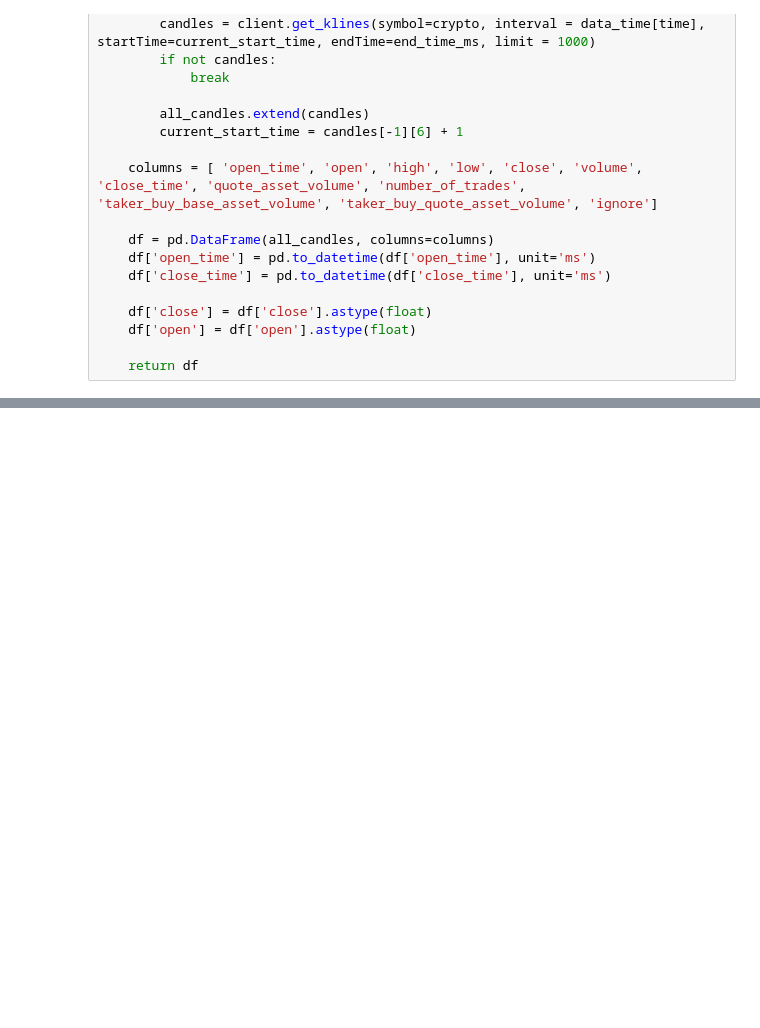
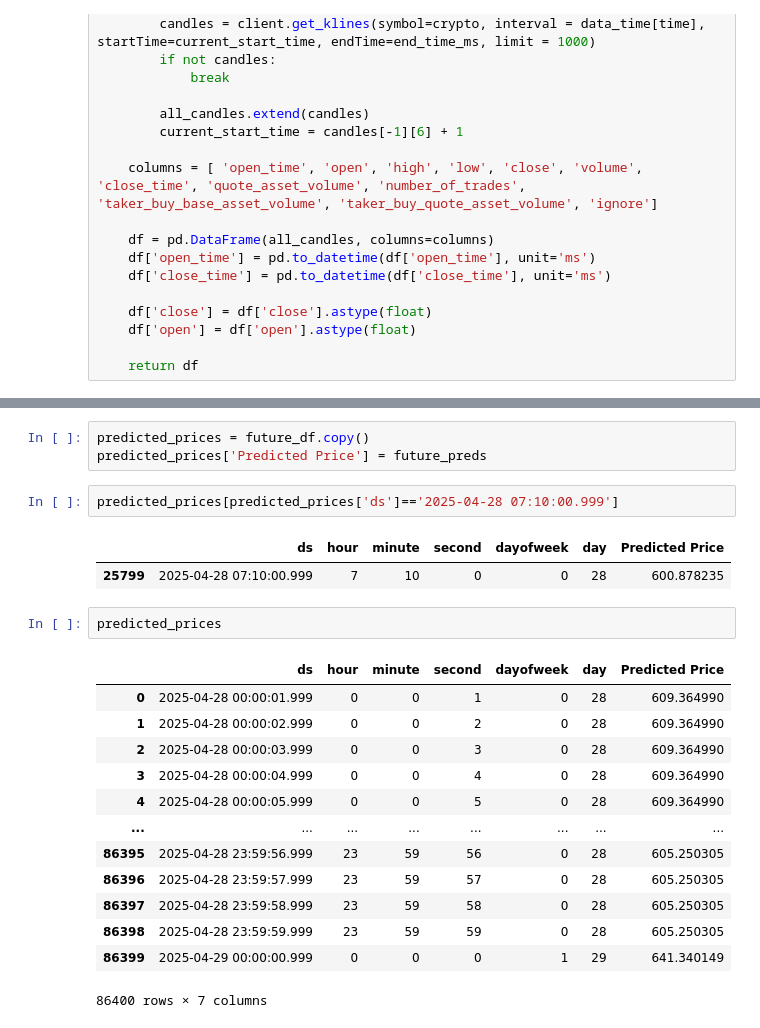
Before and after one commit to Santiagosphysics/FinalHeimdall, a Jupyter notebook: test_1.ipynb, the cells around one changed output, grey strips where cells are left out. Cells and saved outputs as stored; diff of their text form; blank space fills up the shorter version.

```diff
--- a/test_1.ipynb
+++ b/test_1.ipynb
@@ -107,0 +132,24 @@ plt.show()
+# %%
+predicted_prices = future_df.copy()
+predicted_prices['Predicted Price'] = future_preds
+# %%
+predicted_prices[predicted_prices['ds']=='2025-04-28 07:10:00.999']
+# %% [output]
+|  | ds | hour | minute | second | dayofweek | day | Predicted Price |
+| 25799 | 2025-04-28 07:10:00.999 | 7 | 10 | 0 | 0 | 28 | 600.878235 |
+# %%
+predicted_prices
+# %% [output]
+|  | ds | hour | minute | second | dayofweek | day | Predicted Price |
+| 0 | 2025-04-28 00:00:01.999 | 0 | 0 | 1 | 0 | 28 | 609.364990 |
+| 1 | 2025-04-28 00:00:02.999 | 0 | 0 | 2 | 0 | 28 | 609.364990 |
+| 2 | 2025-04-28 00:00:03.999 | 0 | 0 | 3 | 0 | 28 | 609.364990 |
+| 3 | 2025-04-28 00:00:04.999 | 0 | 0 | 4 | 0 | 28 | 609.364990 |
+| 4 | 2025-04-28 00:00:05.999 | 0 | 0 | 5 | 0 | 28 | 609.364990 |
+| ... | ... | ... | ... | ... | ... | ... | ... |
+| 86395 | 2025-04-28 23:59:56.999 | 23 | 59 | 56 | 0 | 28 | 605.250305 |
+| 86396 | 2025-04-28 23:59:57.999 | 23 | 59 | 57 | 0 | 28 | 605.250305 |
+| 86397 | 2025-04-28 23:59:58.999 | 23 | 59 | 58 | 0 | 28 | 605.250305 |
+| 86398 | 2025-04-28 23:59:59.999 | 23 | 59 | 59 | 0 | 28 | 605.250305 |
+| 86399 | 2025-04-29 00:00:00.999 | 0 | 0 | 0 | 1 | 29 | 641.340149 |
+86400 rows × 7 columns
```
Also changed, not shown: parts of 8 cells of this notebook.
